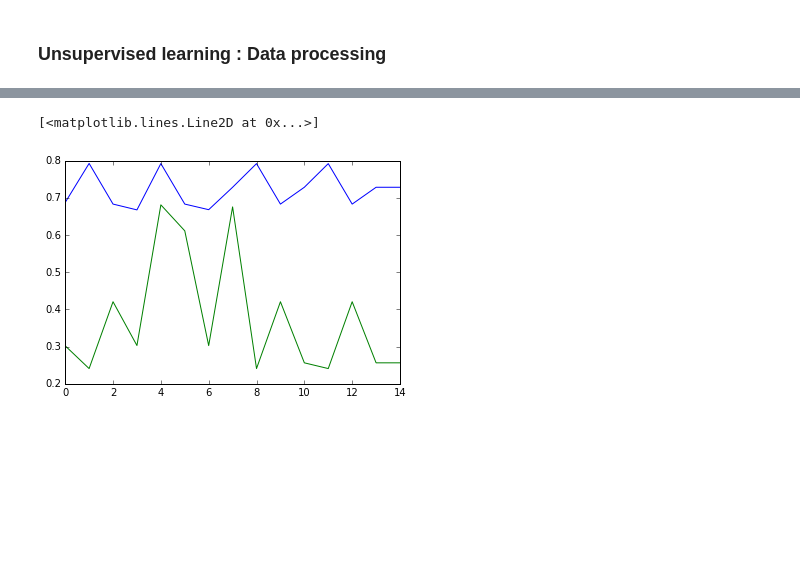
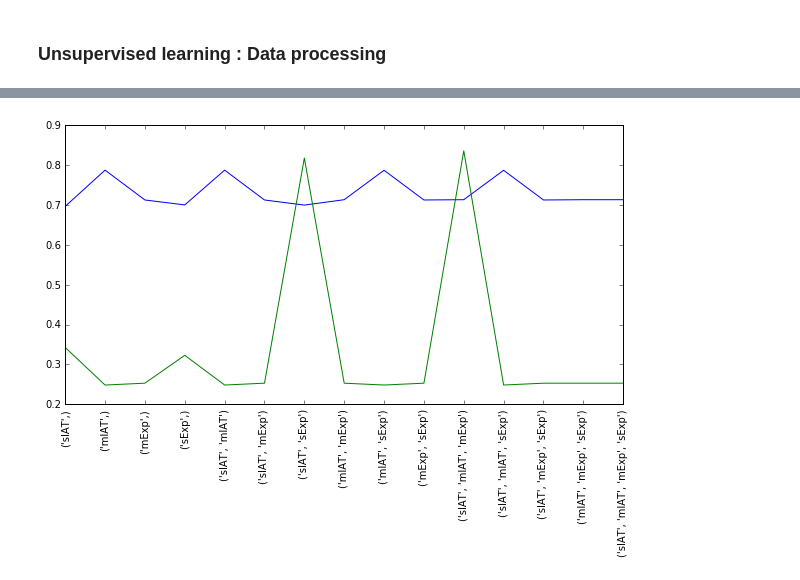
Before and after one commit to Gronlaen/data-analytics-homeworks, a Jupyter notebook: 04 - Applied ML/HW4.ipynb, the cells around one changed output, grey strips where cells are left out. Drawn from its saved outputs; the diff is of its cells as text; code cells hidden in the pictures; blank space fills up the shorter version.

```diff
--- a/04 - Applied ML/HW4.ipynb
+++ b/04 - Applied ML/HW4.ipynb
@@ -146,19 +257,29 @@ plt.show()
 # %% [markdown]
 ### Unsupervised learning : Data processing
+# %%
+basic = df[['meanIAT', 'nIAT', 'seIAT', 'meanExp', 'nExp', 'seExp']]
+basic.dropna(subset=['meanIAT', 'nIAT', 'seIAT', 'meanExp', 'nExp', 'seExp'], inplace=True)
+
+
+ref_basic = basic.groupby(level=0).mean()
+ref_basic.drop(['nIAT', 'nExp'], axis=1, inplace=True)
+
+df2 = df[['rater1', 'rater2']].groupby(df.index).first()
+df2['skin'] = df2.apply(lambda x: (x['rater1'] + x['rater2'])/2, axis=1)
+skin = df2['skin'] > 0.5
 # %%
 import warnings
 warnings.filterwarnings('ignore')
 
 df1 = df[['meanIAT', 'nIAT', 'seIAT', 'meanExp', 'nExp', 'seExp']]
-
-
+df1.dropna(subset=['meanIAT', 'nIAT', 'seIAT', 'meanExp', 'nExp', 'seExp'], inplace=True)
 
 df1['mIAT'] = df1.apply(lambda x: x.loc['meanIAT']*x.loc['nIAT'], axis=1)
 df1['sIAT'] = df1.apply(lambda x: x.loc['seIAT']*x.loc['nIAT'], axis=1)
 df1['mExp'] = df1.apply(lambda x: x.loc['meanExp']*x.loc['nExp'], axis=1)
 df1['sExp'] = df1.apply(lambda x: x.loc['seExp']*x.loc['nExp'], axis=1)
 
-group_player = df1.groupby(df.index)
+group_player = df1.groupby(df1.index)
 
 ref = group_player.agg({'nIAT': 'sum',
                         'mIAT': 'sum',
@@ -175,10 +296,4 @@ ref['sIAT'] = ref['sIAT']/ref['nExp']
 ref['sExp'] = ref['sExp']/ref['nExp']
 
 ref.drop(['nIAT', 'nExp'], axis=1, inplace=True)
-
-df2 = df[['rater1', 'rater2']].groupby(df.index).first()
-
-df2['skin'] = df2.apply(lambda x: (x['rater1'] + x['rater2'])/2, axis=1)
-
-skin = df2['skin'] < 0.5
 # %%
@@ -200,5 +315,0 @@ for i in col:
-# %%
-df1 = df[['meanIAT', 'nIAT', 'seIAT', 'meanExp', 'nExp', 'seExp']]
-
-ref = df1.groupby(level=0).mean()
-ref.drop(['nIAT', 'nExp'], axis=1, inplace=True)
@@ -236,0 +316,12 @@ for i in col:
+# %%
+import itertools
+col = []
+for r in range(1,5):
+    col.append(list(itertools.combinations(ref.columns, r)))
+
+col1 = []
+for r in range(1,5):
+    col1.append(list(itertools.combinations(ref_basic.columns, r)))
+
+sil_basic, f1_basic, feature_basic = cluster(ref_basic, col1)
+sil, f1, feature = cluster(ref, col)
@@ -237,6 +335,7 @@ for i in col:
 # %%
+plt.figure(figsize=(10,5))
 plt.plot(range(15), sil)
 plt.plot(range(15), f1)
+plt.xticks(range(15),feature, rotation='vertical');
 # %% [output]
-[<matplotlib.lines.Line2D at 0x...>]
-[figure, old version]
+[figure, new version]
```
Also changed, not shown: parts of 20 cells of this notebook.
